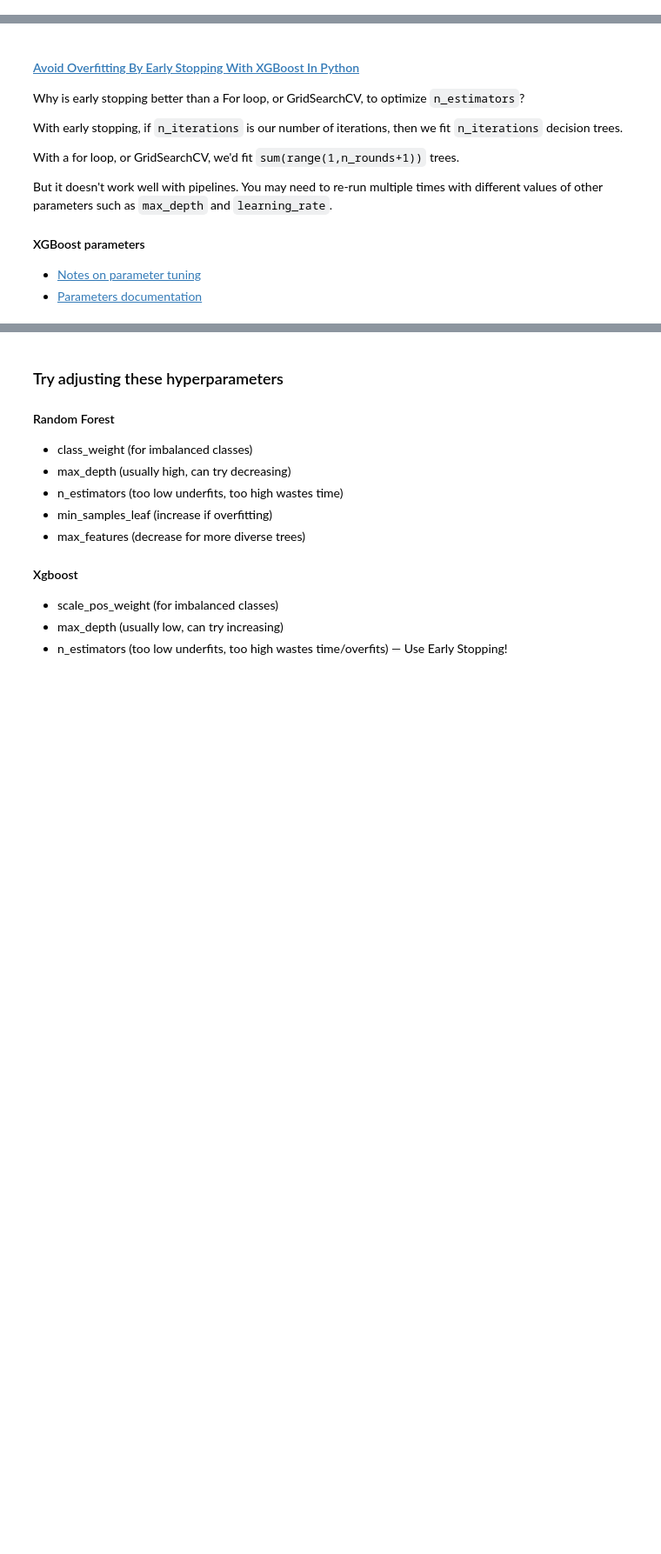
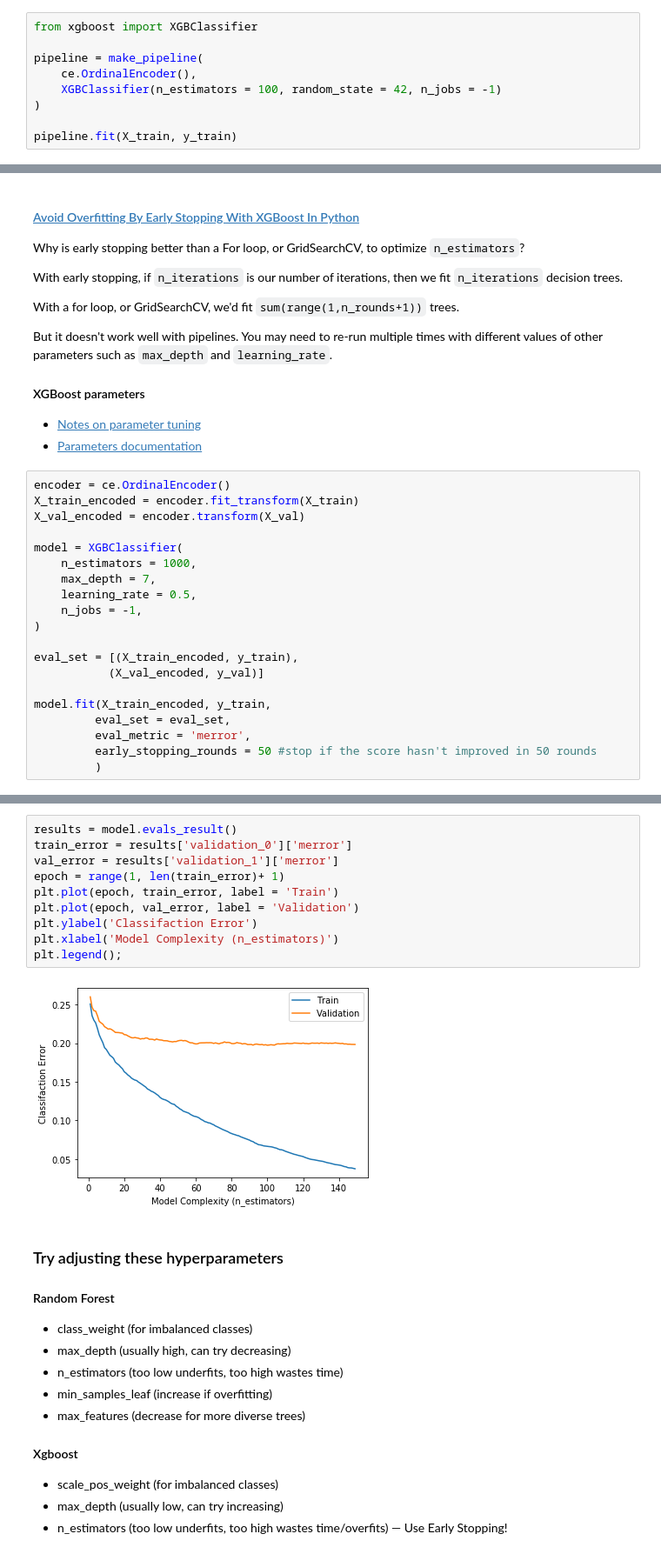
Before and after one commit to bloominstituteoftechnology/DS-Unit-2-Applied-Modeling, a Jupyter notebook: module3-permutation-boosting/LS_DS_233.ipynb, the cells around one changed output, grey strips where cells are left out. Shown at 87% size. Saved outputs shown, nothing was run; the diff lists cells and outputs as text; blank space fills up the shorter version.

```diff
--- a/module3-permutation-boosting/LS_DS_233.ipynb
+++ b/module3-permutation-boosting/LS_DS_233.ipynb
@@ -466,3 +466,12 @@ Let's write some code. We have lots of options for which libraries to use:
 In this lesson, you'll use a new library, xgboost — But it has an API that's almost the same as scikit-learn, so it won't be a hard adjustment!
 
 #### [XGBoost Python API Reference: Scikit-Learn API](https://xgboost.readthedocs.io/en/latest/python/python_api.html#module-xgboost.sklearn)
+# %%
+from xgboost import XGBClassifier
+
+pipeline = make_pipeline(
+    ce.OrdinalEncoder(),
+    XGBClassifier(n_estimators = 100, random_state = 42, n_jobs = -1)
+)
+
+pipeline.fit(X_train, y_train)
@@ -480,3 +514,23 @@ But it doesn't work well with pipelines. You may need to re-run multiple times w
 #### XGBoost parameters
 - [Notes on parameter tuning](https://xgboost.readthedocs.io/en/latest/tutorials/param_tuning.html)
 - [Parameters documentation](https://xgboost.readthedocs.io/en/latest/parameter.html)
+# %%
+encoder = ce.OrdinalEncoder()
+X_train_encoded = encoder.fit_transform(X_train)
+X_val_encoded = encoder.transform(X_val)
+
+model = XGBClassifier(
+    n_estimators = 1000,
+    max_depth = 7,
+    learning_rate = 0.5,
+    n_jobs = -1,
+)
+
+eval_set = [(X_train_encoded, y_train),
+           (X_val_encoded, y_val)]
+
+model.fit(X_train_encoded, y_train,
+         eval_set = eval_set,
+         eval_metric = 'merror',
+         early_stopping_rounds = 50 #stop if the score hasn't improved in 50 rounds
+         )
@@ -483,3 +562,15 @@ But it doesn't work well with pipelines. You may need to re-run multiple times w
+# %%
+results = model.evals_result()
+train_error = results['validation_0']['merror']
+val_error = results['validation_1']['merror']
+epoch = range(1, len(train_error)+ 1)
+plt.plot(epoch, train_error, label = 'Train')
+plt.plot(epoch, val_error, label = 'Validation')
+plt.ylabel('Classifaction Error')
+plt.xlabel('Model Complexity (n_estimators)')
+plt.legend();
+# %% [output]
+[figure, added]
 # %% [markdown]
 ### Try adjusting these hyperparameters
 
```
Also changed, not shown: parts of 3 cells of this notebook, 3 other files.
